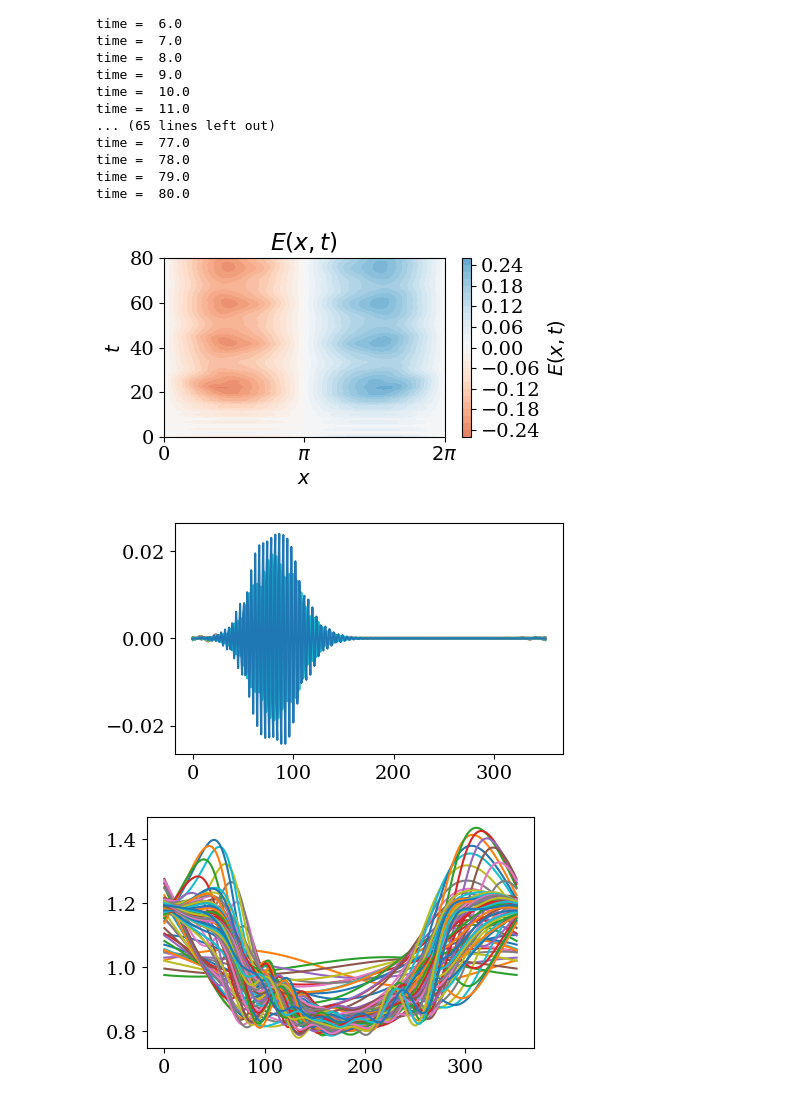
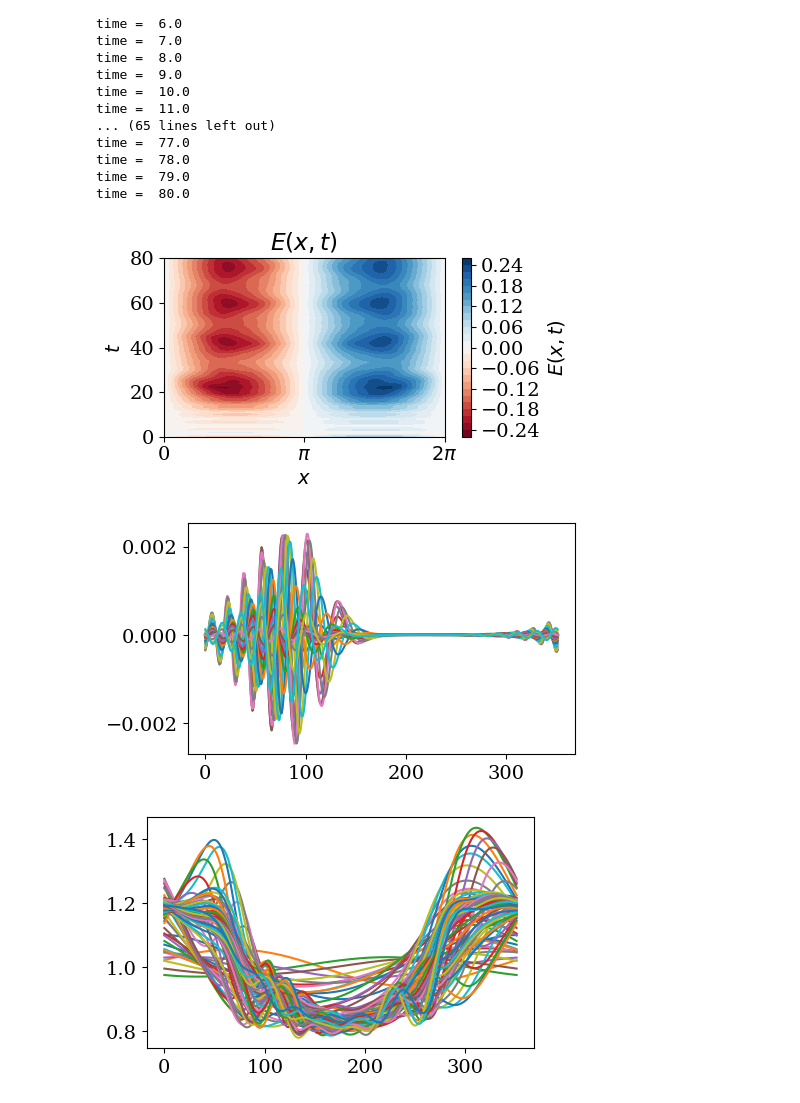
Before and after one commit to opaliss/HermiteFD-ROM, a Jupyter notebook: FOM/two_stream_instability_FOM.ipynb, the cells around one changed output. Cells and saved outputs as stored; diff of their text form; code cells hidden in the pictures.

```diff
--- a/FOM/two_stream_instability_FOM.ipynb
+++ b/FOM/two_stream_instability_FOM.ipynb
@@ -132,23 +132,23 @@ time =  80.0
 # %%
 # plot the electric field
 fig, ax = plt.subplots(figsize=(5, 3))
-pos = ax.contourf(x, sol_midpoint_t, E_midpoint.T, cmap="RdBu", levels=30, vmin=-0.5, vmax=0.5)
+pos = ax.contourf(x, sol_midpoint_t, E_midpoint.T, cmap="RdBu", levels=30)
 cbar = fig.colorbar(pos)
 cbar.ax.set_ylabel("$E(x, t)$", rotation=90)
 ax.set_title("$E(x, t)$")
 ax.set_xlabel("$x$")
 _ = ax.set_xticks([0, np.pi, 2*np.pi])
 _ = ax.set_xticklabels([r"0", r"$\pi$", r"$2\pi$"])
 _ = ax.set_ylabel("$t$")
 plt.tight_layout()
 
 #plt.savefig("../figs/FOM/bump_on_tail/electric_field_FOM_" + str(setup.u_e2)+ ".png", dpi=600)
 # %% [output]
-[figure, old version]
+[figure, new version]
 # %%
-_ = plt.plot(state_e1_midpoint[, :, :])
+_ = plt.plot(state_e1_midpoint[240, :, :40])
 # %% [output]
-[figure, old version]
+[figure, new version]
 # %%
 _ = plt.plot(state_e2_midpoint[0, :, :])
 # %% [output]
```
Also changed, not shown: 2 other files.
